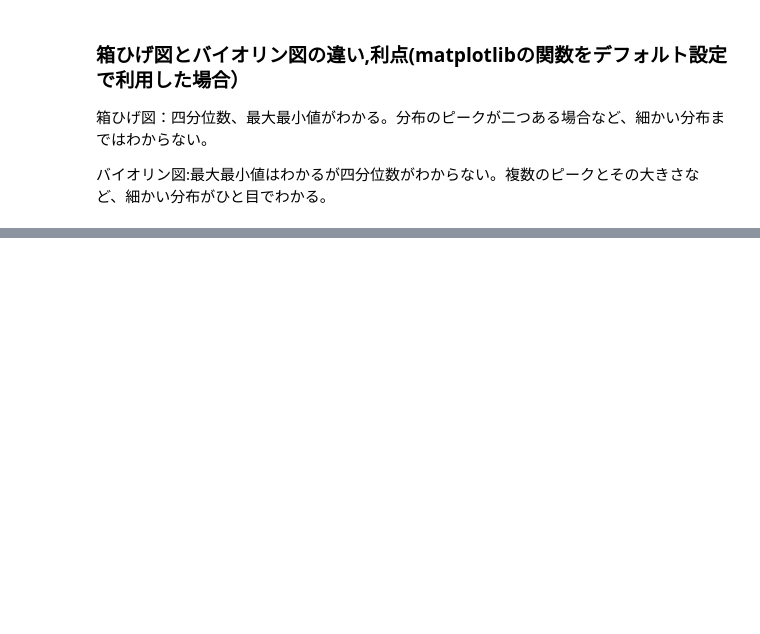
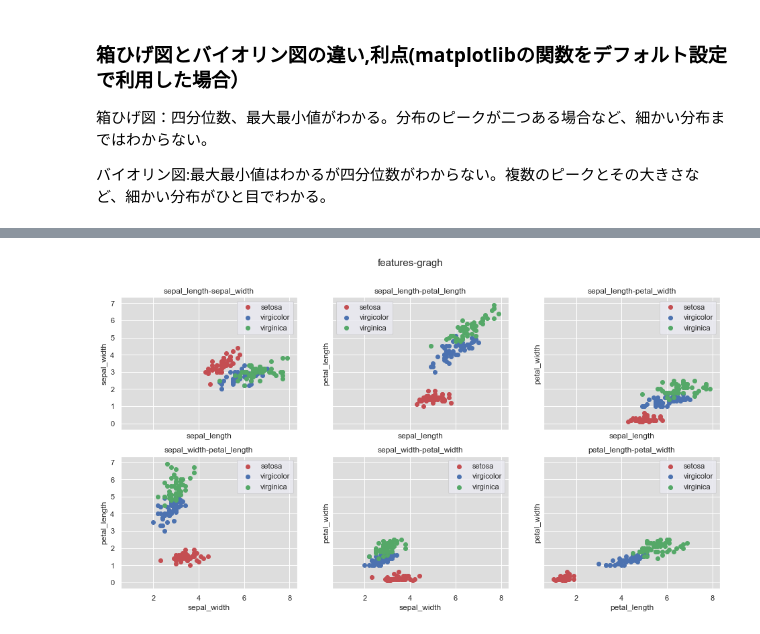
Before and after one commit to Go-to-Ray/diveintocode-ml-1, a Jupyter notebook: week3/week3_task1.ipynb, the cells around one changed output, grey strips where cells are left out. Cells and saved outputs as stored; diff of their text form; code cells hidden in the pictures; blank space fills up the shorter version.

```diff
--- a/week3/week3_task1.ipynb
+++ b/week3/week3_task1.ipynb
@@ -224,0 +256,38 @@ plt.show()
+# %%
+#縦軸、横軸に特徴量を一つずつ取り、種類毎に色分けした散布図を６つ作る
+
+fig,ax = plt.subplots(2,3,figsize = (16,8),sharex = True,sharey = True)
+
+fig.suptitle("features-gragh",size = 15)
+
+label = ["setosa","virgicolor","virginica"]
+
+gragh_list = np.array([])
+for a in range(4):
+    for b in range(a+1,4):
+        gragh_list = np.append(gragh_list,names[a])
+        gragh_list = np.append(gragh_list,names[b])
+gragh_list = gragh_list.reshape(2,3,2)        #(int(names.shape[0]/2),len(label),2)の形
+
+for j in range(3):
+    for i in range(2):
+        ax[i,j].grid(color = "w",linestyle = "-")
+        ax[i,j].set_facecolor("#DDDDDD")
+        x_name,y_name = gragh_list[i,j,0],gragh_list[i,j,1]
+        x1,y1 = label_0[x_name],label_0[y_name]
+        x2,y2 = label_1[x_name],label_1[y_name]
+        x3,y3 = label_2[x_name],label_2[y_name]
+
+        ax[i,j].scatter(x1,y1,color = "r",label = label[0])
+        ax[i,j].scatter(x2,y2,color = "b",label = label[1])
+        ax[i,j].scatter(x3,y3,color = "g",label = label[2])
+
+        ax[i,j].set_xlabel(x_name)
+        ax[i,j].set_ylabel(y_name)
+
+        ax[i,j].set_title(str(x_name+"-"+y_name))
+        ax[i,j].legend()
+
+plt.show()
+# %% [output]
+[figure, added]
```
Also changed, not shown: parts of 9 cells of this notebook.
